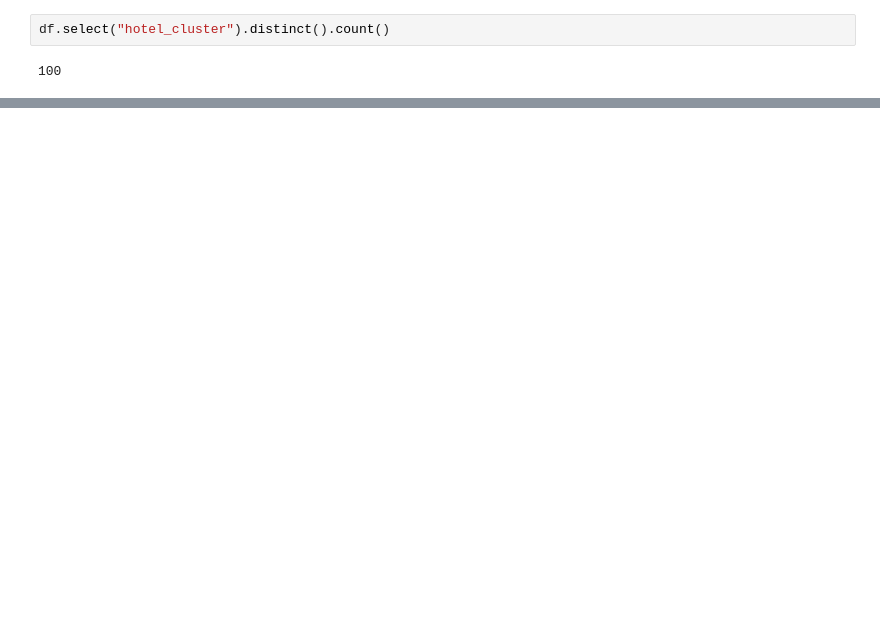
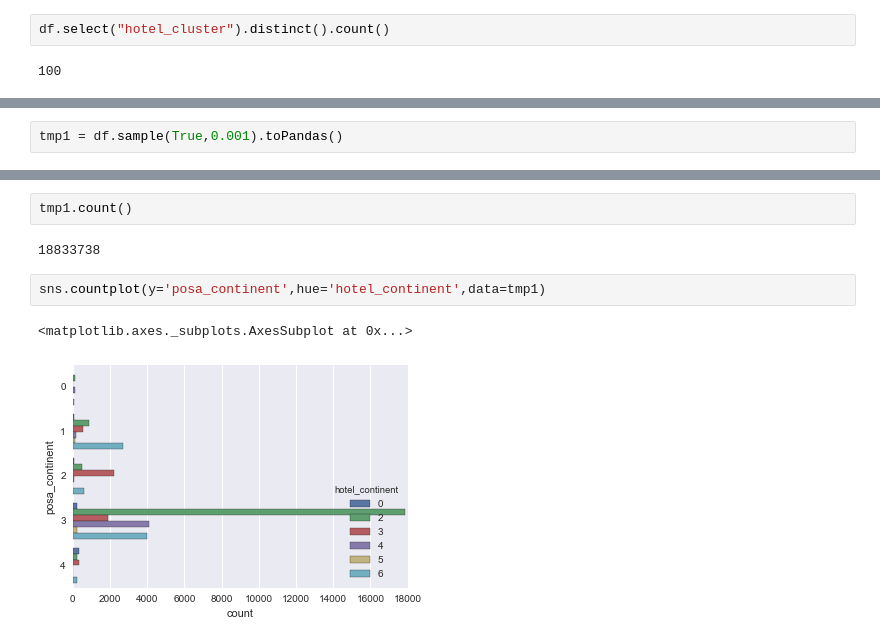
Before and after one commit to svishnu88/expediaHotelTypeRecommendationKaggle, a Jupyter notebook: develop/DataExplorationInPySpark.ipynb, the cells around one changed output, grey strips where cells are left out. Saved outputs shown, nothing was run; the diff lists cells and outputs as text; blank space fills up the shorter version.

```diff
--- a/develop/DataExplorationInPySpark.ipynb
+++ b/develop/DataExplorationInPySpark.ipynb
@@ -172,0 +286,2 @@ pandasdf
+# %%
+tmp1 = df.sample(True,0.001).toPandas()
@@ -172,0 +309,9 @@ pandasdf
+# %%
+tmp1.count()
+# %% [output]
+18833738
+# %%
+sns.countplot(y='posa_continent',hue='hotel_continent',data=tmp1)
+# %% [output]
+<matplotlib.axes._subplots.AxesSubplot at 0x...>
+[figure, added]
```
Also changed, not shown: parts of 21 cells of this notebook.
